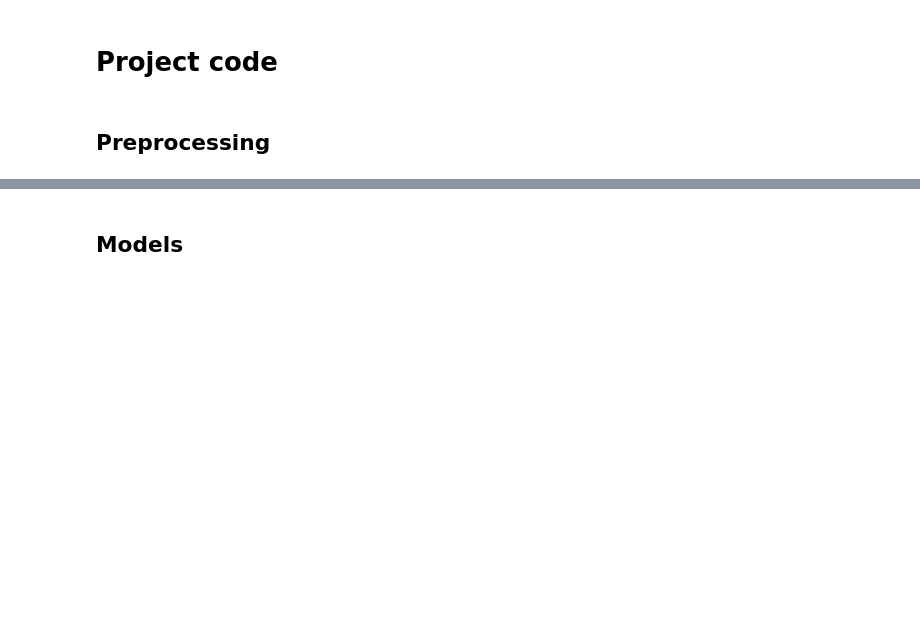
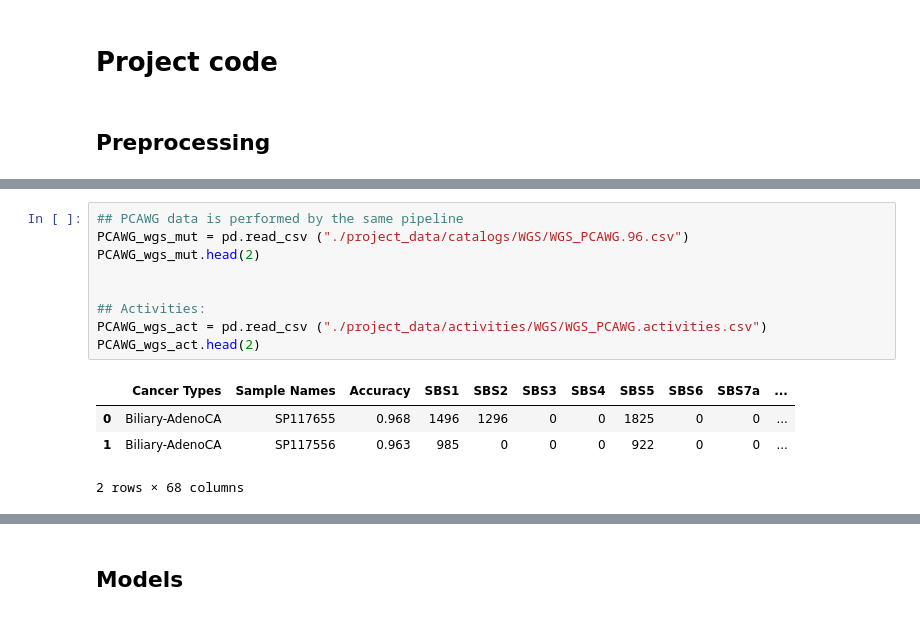
Before and after one commit to NuiS4ncE/mutsig-classifier, a Jupyter notebook: presentation.ipynb, the cells around one changed output, grey strips where cells are left out. Saved outputs shown, nothing was run; the diff lists cells and outputs as text; blank space fills up the shorter version.

```diff
--- a/presentation.ipynb
+++ b/presentation.ipynb
@@ -7 +33,15 @@ Explanation of preprocessing and reasoning
+# %%
+## PCAWG data is performed by the same pipeline
+PCAWG_wgs_mut = pd.read_csv ("./project_data/catalogs/WGS/WGS_PCAWG.96.csv")
+PCAWG_wgs_mut.head(2)
+
+
+## Activities:
+PCAWG_wgs_act = pd.read_csv ("./project_data/activities/WGS/WGS_PCAWG.activities.csv")
+PCAWG_wgs_act.head(2)
+# %% [output]
+|  | Cancer Types | Sample Names | Accuracy | SBS1 | SBS2 | SBS3 | SBS4 | SBS5 | SBS6 | SBS7a | ... |
+| 0 | Biliary-AdenoCA | SP117655 | 0.968 | 1496 | 1296 | 0 | 0 | 1825 | 0 | 0 | ... |
+| 1 | Biliary-AdenoCA | SP117556 | 0.963 | 985 | 0 | 0 | 0 | 922 | 0 | 0 | ... |
+2 rows × 68 columns
 # %%
```
Also changed, not shown: parts of 10 cells of this notebook.
